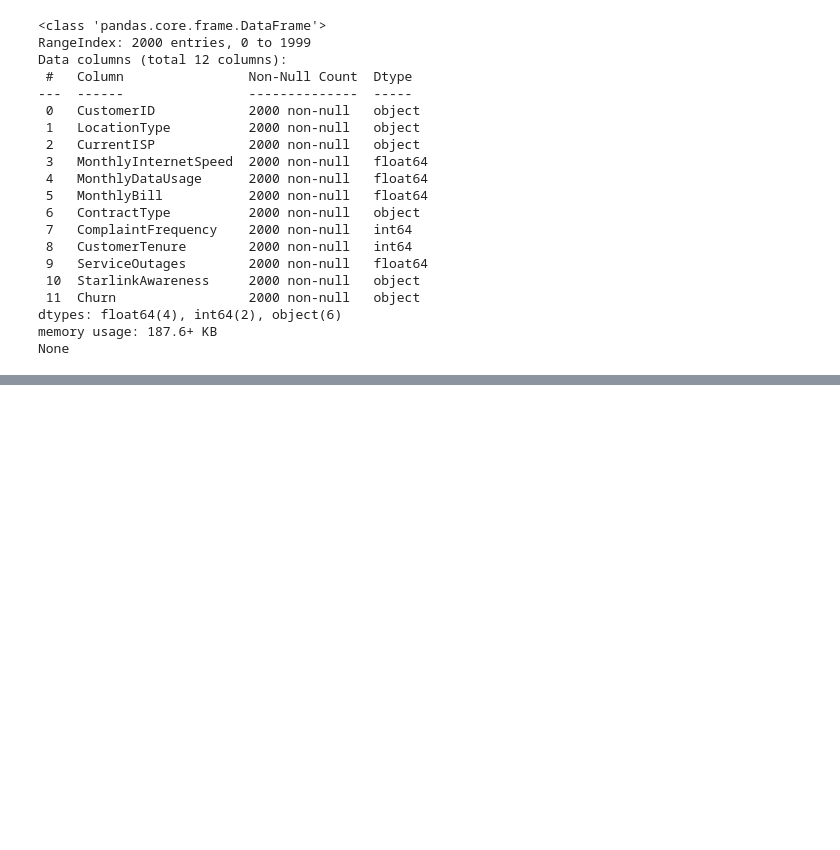
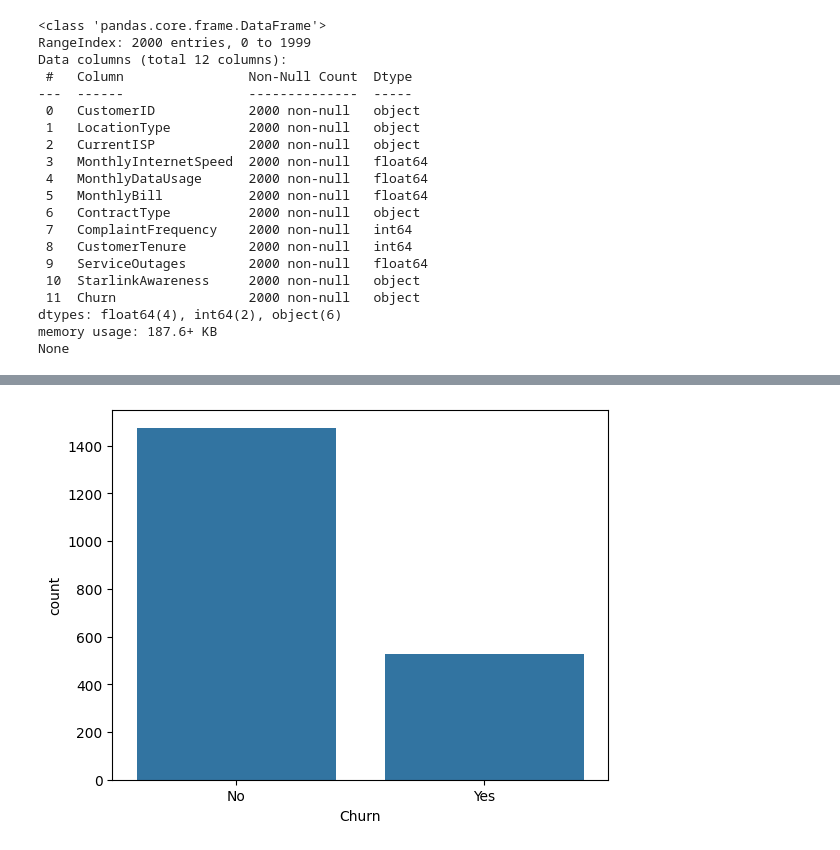
Before and after one commit to KavishkaKodithuwakku/Churn_Risk, a Jupyter notebook: Churn.ipynb, the cells around one changed output, grey strips where cells are left out. Saved outputs shown, nothing was run; the diff lists cells and outputs as text; code cells hidden in the pictures; blank space fills up the shorter version.

```diff
--- a/Churn.ipynb
+++ b/Churn.ipynb
@@ -53,0 +111,5 @@ None
+# %%
+sns.countplot(x='Churn', data=df)
+plt.show()
+# %% [output]
+[figure, added]
```
Also changed, not shown: parts of 18 cells of this notebook.
